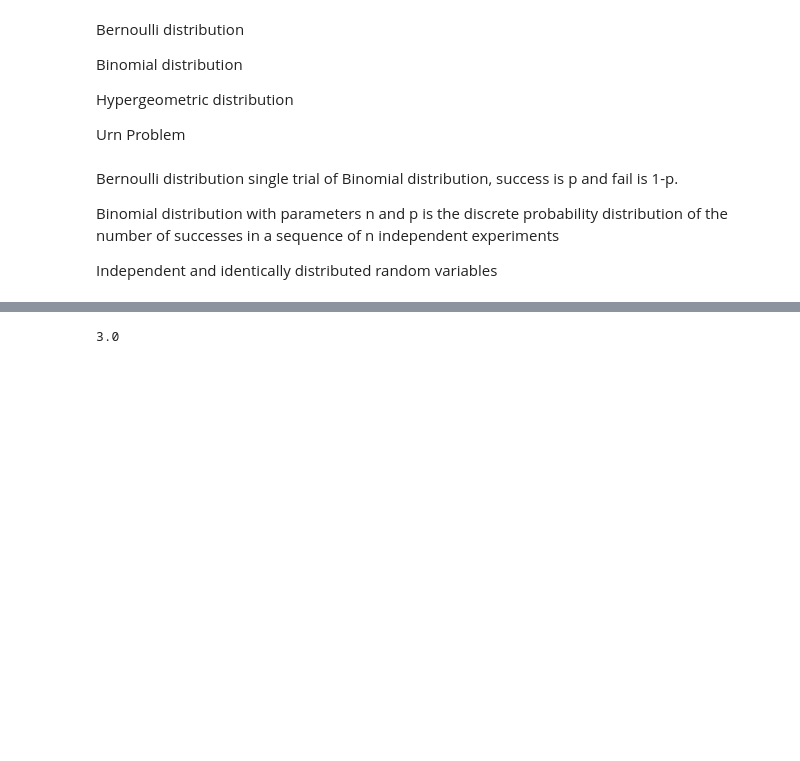
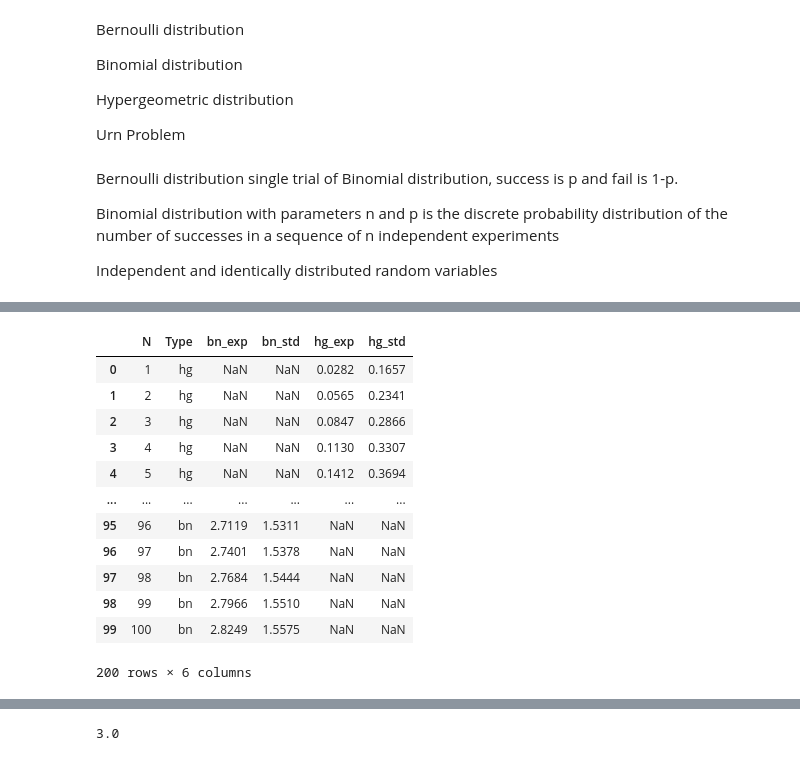
Before and after one commit to jimmywang-jw/interests, a Jupyter notebook: raffles/raffles.ipynb, the cells around one changed output, grey strips where cells are left out. Saved outputs shown, nothing was run; the diff lists cells and outputs as text; code cells hidden in the pictures; blank space fills up the shorter version.

```diff
--- a/raffles/raffles.ipynb
+++ b/raffles/raffles.ipynb
@@ -94,0 +143,16 @@ pd.DataFrame({'N':x,'pmf_bn':pmf_bn,'pmf_hg':pmf_hg})
+# %%
+merge_df
+# %% [output]
+|  | N | Type | bn_exp | bn_std | hg_exp | hg_std |
+| 0 | 1 | hg | NaN | NaN | 0.0282 | 0.1657 |
+| 1 | 2 | hg | NaN | NaN | 0.0565 | 0.2341 |
+| 2 | 3 | hg | NaN | NaN | 0.0847 | 0.2866 |
+| 3 | 4 | hg | NaN | NaN | 0.1130 | 0.3307 |
+| 4 | 5 | hg | NaN | NaN | 0.1412 | 0.3694 |
+| ... | ... | ... | ... | ... | ... | ... |
+| 95 | 96 | bn | 2.7119 | 1.5311 | NaN | NaN |
+| 96 | 97 | bn | 2.7401 | 1.5378 | NaN | NaN |
+| 97 | 98 | bn | 2.7684 | 1.5444 | NaN | NaN |
+| 98 | 99 | bn | 2.7966 | 1.5510 | NaN | NaN |
+| 99 | 100 | bn | 2.8249 | 1.5575 | NaN | NaN |
+200 rows × 6 columns
```
Also changed, not shown: parts of 17 cells of this notebook.
